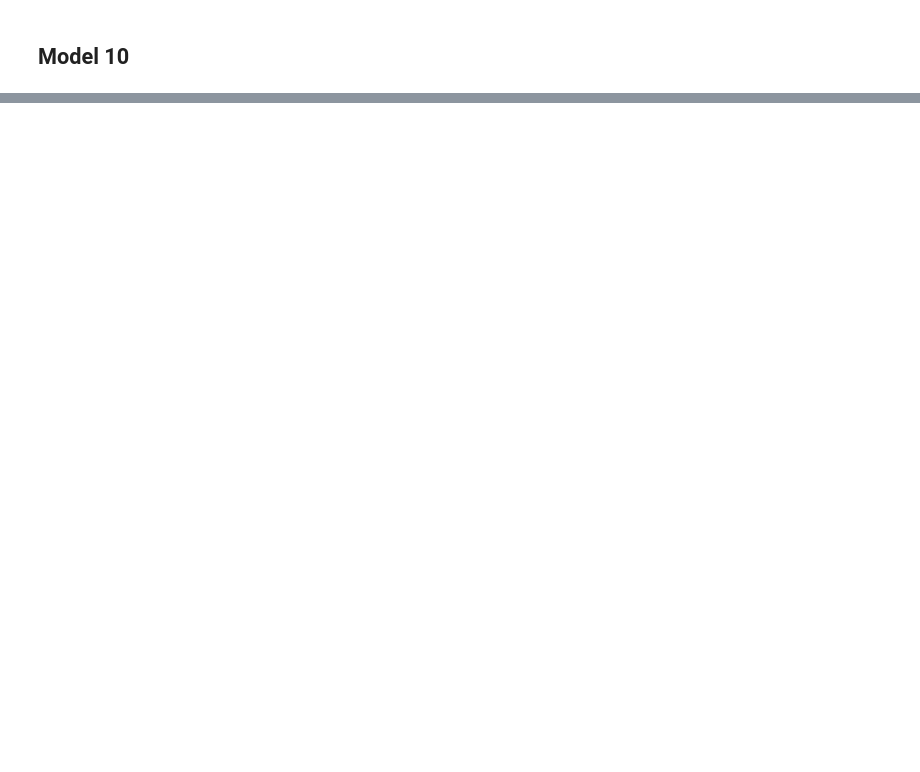
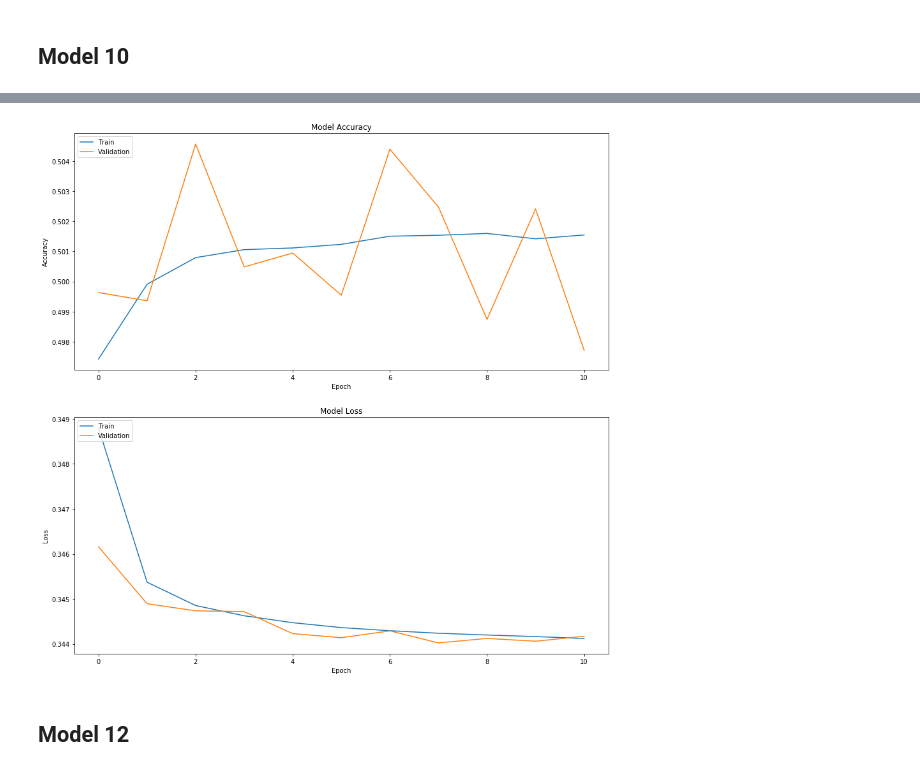
Before and after one commit to curtishiga/Capstone_Project2, a Jupyter notebook: Machine_Learning/model_calls_id.ipynb, the cells around one changed output, grey strips where cells are left out. Saved outputs shown, nothing was run; the diff lists cells and outputs as text; code cells hidden in the pictures; blank space fills up the shorter version.

```diff
--- a/Machine_Learning/model_calls_id.ipynb
+++ b/Machine_Learning/model_calls_id.ipynb
@@ -589,0 +621,14 @@ model_metrics(model_finalX, X_test_scaled, y_test)
+# %%
+# Instatiate a Sequential model
+model_finalXI = Sequential()
+
+# Create a basic network
+model_finalXI.add(Dense(25, activation = 'tanh', input_shape = (X_train_scaled.shape[1],)))
+model_finalXI.add(Dense(25, activation = 'tanh'))
+model_finalXI.add(Dense(25, activation = 'tanh'))
+model_finalXI.add(Dense(y_train.shape[1], activation = 'sigmoid'))
+
+# Create a compiler
+model_finalXI.compile(optimizer='adam', loss = 'binary_crossentropy', metrics=['categorical_accuracy'])
+# %%
+finalXI_checkpoint_path, finalXI_history = fit_save_model(model_finalXI, 'model_finalXI', X_train_scaled, y_train)
@@ -589,0 +656,4 @@ model_metrics(model_finalX, X_test_scaled, y_test)
+# %%
+train_hist_plot(finalXI_history, "model_finalXI_train_perf")
+# %% [output]
+[figure, added]
@@ -589,0 +664,2 @@ model_metrics(model_finalX, X_test_scaled, y_test)
+# %% [markdown]
+## Model 12
```
Also changed, not shown: parts of 159 cells of this notebook, 52 other files.
